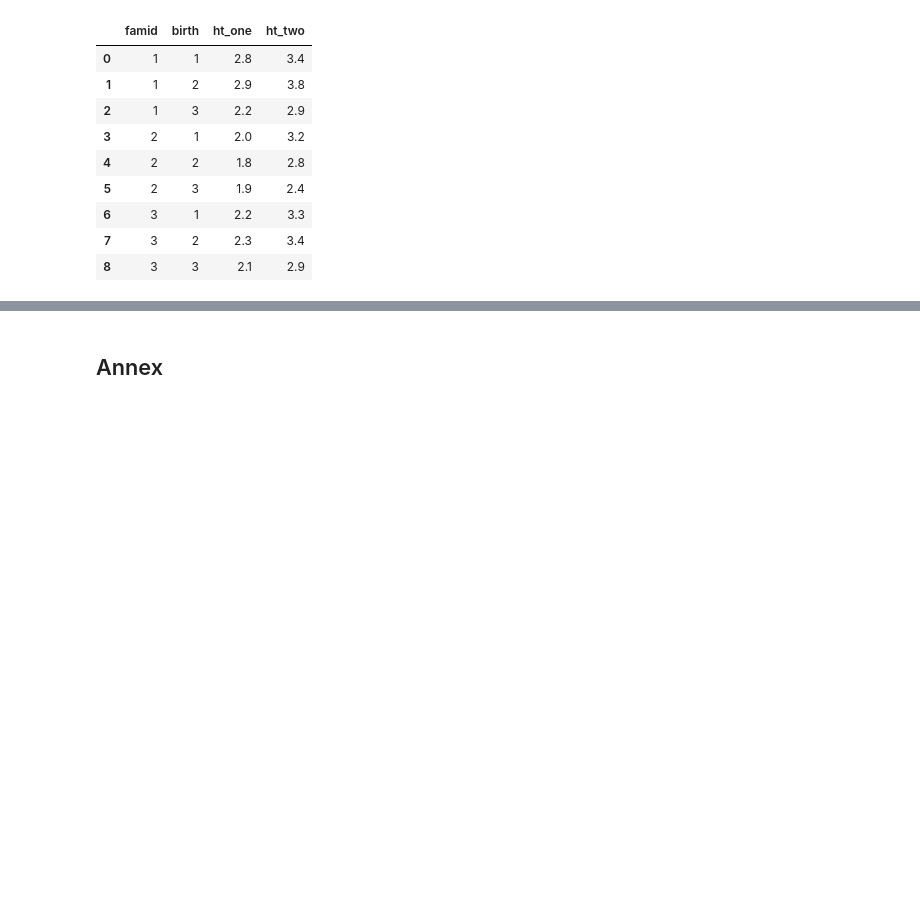
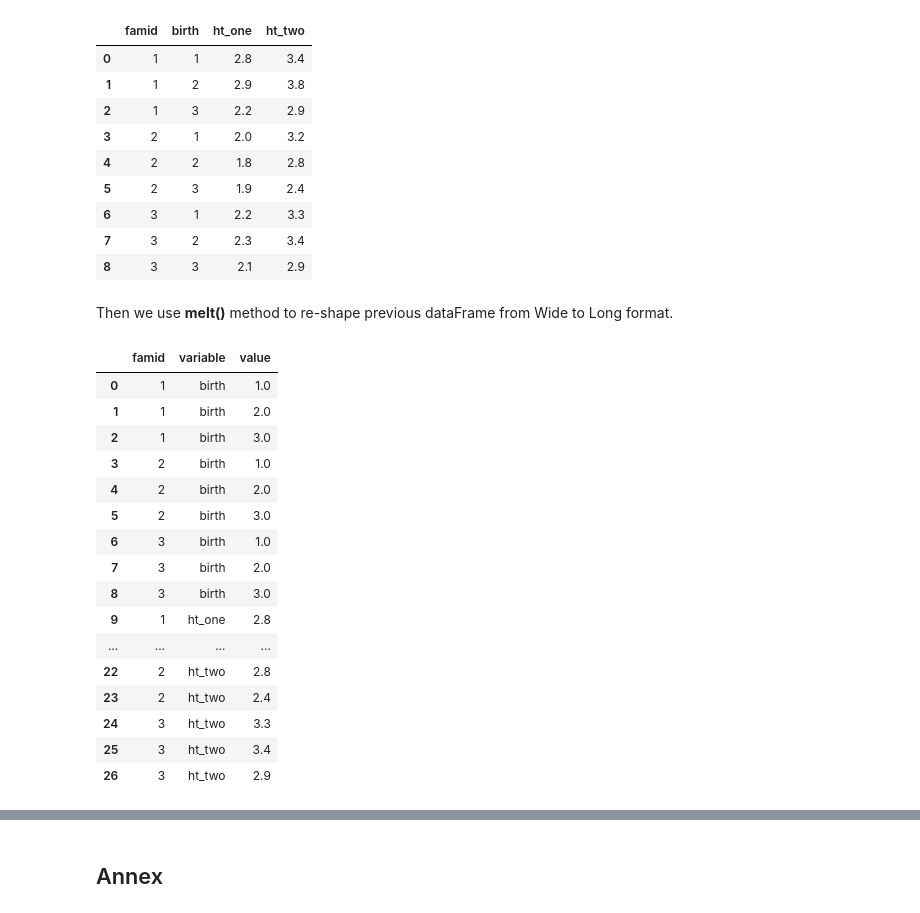
Before and after one commit to Pablo-source/ML-using-Python, a Jupyter notebook: data_wrangling_scripts/07_Reshaping_data_wide_to_long_long_to_wide.ipynb, the cells around one changed output, grey strips where cells are left out. Drawn from its saved outputs; the diff is of its cells as text; code cells hidden in the pictures; blank space fills up the shorter version.

Commit message:
Wide to long examples updated

```diff
--- a/data_wrangling_scripts/07_Reshaping_data_wide_to_long_long_to_wide.ipynb
+++ b/data_wrangling_scripts/07_Reshaping_data_wide_to_long_long_to_wide.ipynb
@@ -134,3 +136,5 @@ df3
 | 6 | 3 | 1 | 2.2 | 3.3 |
 | 7 | 3 | 2 | 2.3 | 3.4 |
 | 8 | 3 | 3 | 2.1 | 2.9 |
+# %% [markdown]
+Then we use **melt()** method to re-shape previous dataFrame from  Wide to Long format.
@@ -136,0 +143,21 @@ df3
+# %%
+df3  = pd.melt(df3, id_vars = 'famid', value_vars = ['birth','ht_one','ht_two'])
+df3
+# %% [output]
+|  | famid | variable | value |
+| 0 | 1 | birth | 1.0 |
+| 1 | 1 | birth | 2.0 |
+| 2 | 1 | birth | 3.0 |
+| 3 | 2 | birth | 1.0 |
+| 4 | 2 | birth | 2.0 |
+| 5 | 2 | birth | 3.0 |
+| 6 | 3 | birth | 1.0 |
+| 7 | 3 | birth | 2.0 |
+| 8 | 3 | birth | 3.0 |
+| 9 | 1 | ht_one | 2.8 |
+| ... | ... | ... | ... |
+| 22 | 2 | ht_two | 2.8 |
+| 23 | 2 | ht_two | 2.4 |
+| 24 | 3 | ht_two | 3.3 |
+| 25 | 3 | ht_two | 3.4 |
+| 26 | 3 | ht_two | 2.9 |
```
Also changed, not shown: parts of 7 cells of this notebook.
